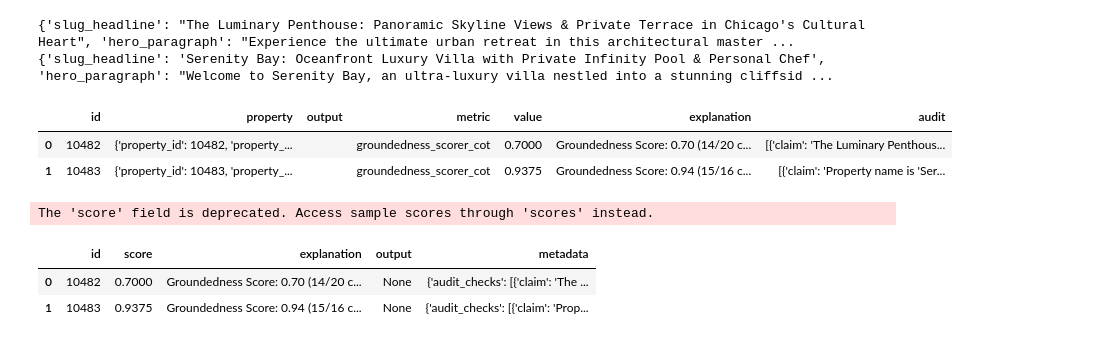
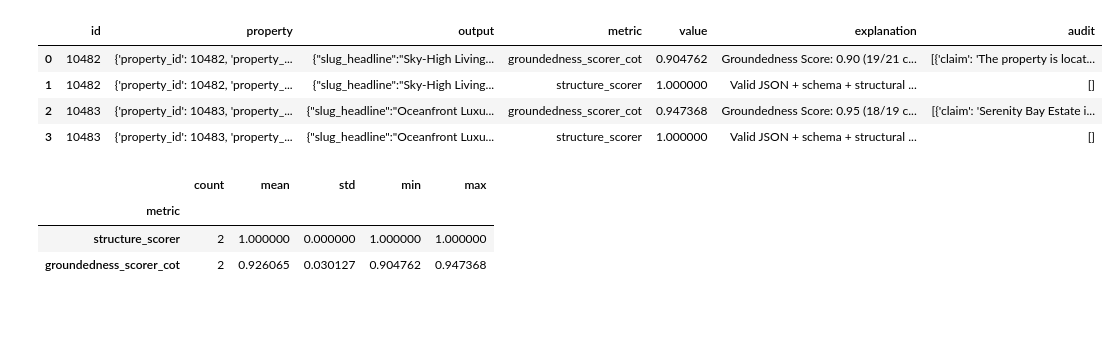
Before and after one commit to golkir/LLM-Property-Copy-Evaluation, a Jupyter notebook: evals.ipynb, the cells around one changed output. Drawn from its saved outputs; the diff is of its cells as text; code cells hidden in the pictures; blank space fills up the shorter version.

```diff
--- a/evals.ipynb
+++ b/evals.ipynb
@@ -29,51 +16,46 @@ log_path = "./logs/2026-06-15T13-48-18-00-00_listing-generator-eval_kVS3m5AS6wxU
 # %%
+log_path = sorted(Path(LOG_DIR).glob("*.eval"))[-1]
 log = read_eval_log(str(log_path))
 rows = []
 
 for s in log.samples:
     base = {
         "id": s.id,
         "property": (s.metadata or {}).get("property"),
         "output": s.metadata["generated_copy_json"],
     }
-
     scores = getattr(s, "scores", {}) or {}
 
     for metric_name, score in scores.items():
-        rows.append({
-            **base,
-            "metric": metric_name,
-            "value": score.value,
-            "explanation": score.explanation,
-            "audit": (score.metadata or {}).get("audit_checks", [])
-        })
+        rows.append(
+            {
+                **base,
+                "metric": metric_name,
+                "value": score.value,
+                "explanation": score.explanation,
+                "audit": (score.metadata or {}).get("audit_checks", []),
+            }
+        )
 
 df = pd.DataFrame(rows)
 df.head()
 # %% [output]
-{'slug_headline': "The Luminary Penthouse: Panoramic Skyline Views & Private Terrace in Chicago's Cultural Heart", 'hero_paragraph': "Experience the ultimate urban retreat in this architectural master ...
-{'slug_headline': 'Serenity Bay: Oceanfront Luxury Villa with Private Infinity Pool & Personal Chef', 'hero_paragraph': "Welcome to Serenity Bay, an ultra-luxury villa nestled into a stunning cliffsid ...
 |  | id | property | output | metric | value | explanation | audit |
-| 0 | 10482 | {'property_id': 10482, 'property_... |  | groundedness_scorer_cot | 0.7000 | Groundedness Score: 0.70 (14/20 c... | [{'claim': 'The Luminary Penthous... |
-| 1 | 10483 | {'property_id': 10483, 'property_... |  | groundedness_scorer_cot | 0.9375 | Groundedness Score: 0.94 (15/16 c... | [{'claim': 'Property name is 'Ser... |
+| 0 | 10482 | {'property_id': 10482, 'property_... | {"slug_headline":"Sky-High Living... | groundedness_scorer_cot | 0.904762 | Groundedness Score: 0.90 (19/21 c... | [{'claim': 'The property is locat... |
+| 1 | 10482 | {'property_id': 10482, 'property_... | {"slug_headline":"Sky-High Living... | structure_scorer | 1.000000 | Valid JSON + schema + structural ... | [] |
+| 2 | 10483 | {'property_id': 10483, 'property_... | {"slug_headline":"Oceanfront Luxu... | groundedness_scorer_cot | 0.947368 | Groundedness Score: 0.95 (18/19 c... | [{'claim': 'Serenity Bay Estate i... |
+| 3 | 10483 | {'property_id': 10483, 'property_... | {"slug_headline":"Oceanfront Luxu... | structure_scorer | 1.000000 | Valid JSON + schema + structural ... | [] |
 # %%
-import pandas as pd
+metric_summary = (
+    df.groupby("metric")["value"]
+    .agg(["count", "mean", "std", "min", "max"])
+    .sort_values("mean", ascending=False)
+)
 
-rows = []
-for s in log.samples:
-    rows.append({
-        "id": s.id,
-        "score": getattr(s.score, "value", None),
-        "explanation": getattr(s.score, "explanation", None),
-        "output": getattr(s.output, "text", None),
-        "metadata": getattr(s.score, "metadata", None),
-    })
-
-df = pd.DataFrame(rows)
-df.head()
+metric_summary
 # %% [output]
-The 'score' field is deprecated. Access sample scores through 'scores' instead.
-|  | id | score | explanation | output | metadata |
-| 0 | 10482 | 0.7000 | Groundedness Score: 0.70 (14/20 c... | None | {'audit_checks': [{'claim': 'The ... |
-| 1 | 10483 | 0.9375 | Groundedness Score: 0.94 (15/16 c... | None | {'audit_checks': [{'claim': 'Prop... |
+|  | count | mean | std | min | max |
+| metric |  |  |  |  |  |
+| structure_scorer | 2 | 1.000000 | 0.000000 | 1.000000 | 1.000000 |
+| groundedness_scorer_cot | 2 | 0.926065 | 0.030127 | 0.904762 | 0.947368 |
 # %%
```
Also changed, not shown: parts of 12 cells of this notebook, 23 other files.
